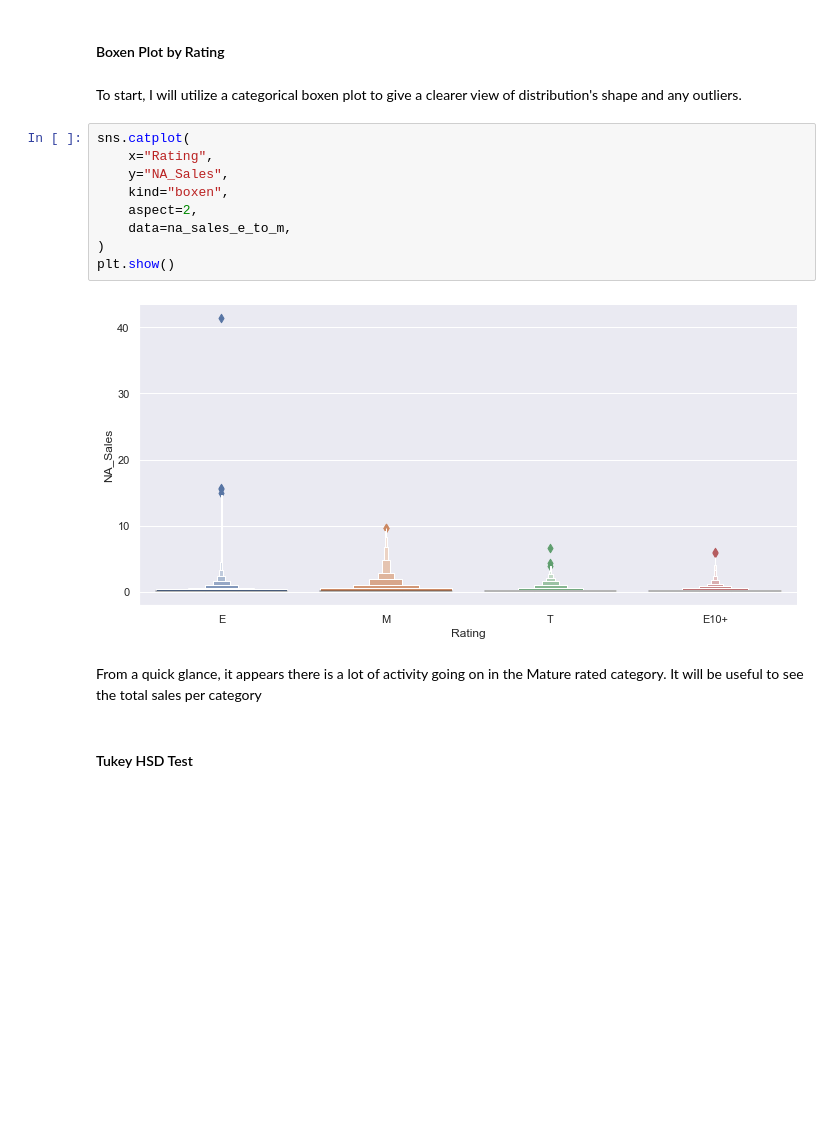
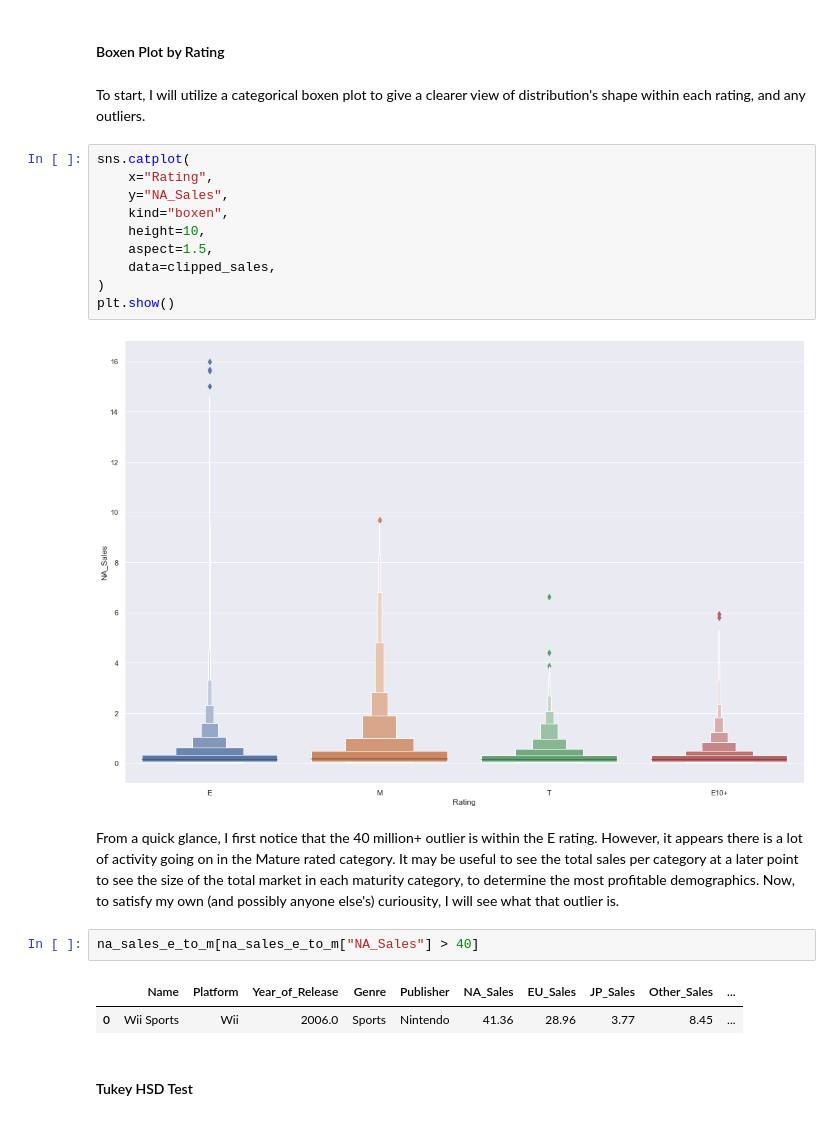
Before and after one commit to rjstange/Video-Game-Sales-by-ESRB-Rating, a Jupyter notebook: Video Game Sales By Maturity Rating.ipynb, the cells around one changed output. Saved outputs shown, nothing was run; the diff lists cells and outputs as text; blank space fills up the shorter version.

```diff
--- a/Video Game Sales By Maturity Rating.ipynb
+++ b/Video Game Sales By Maturity Rating.ipynb
@@ -124,20 +124,26 @@ From this, we can tell that at least one group is significantly different from t
 # %% [markdown]
 #### Boxen Plot by Rating
 # %% [markdown]
-To start, I will utilize a categorical boxen plot to give a clearer view of distribution's shape and any outliers.
+To start, I will utilize a categorical boxen plot to give a clearer view of distribution's shape within each rating, and any outliers.
 # %%
 sns.catplot(
     x="Rating",
     y="NA_Sales",
     kind="boxen",
-    aspect=2,
-    data=na_sales_e_to_m,
+    height=10,
+    aspect=1.5,
+    data=clipped_sales,
 )
 plt.show()
 # %% [output]
-[figure, old version]
+[figure, new version]
 # %% [markdown]
-From a quick glance, it appears there is a lot of activity going on in the Mature rated category. It will be useful to see the total sales per category
+From a quick glance, I first notice that the 40 million+ outlier is within the E rating. However, it appears there is a lot of activity going on in the Mature rated category. It may be useful to see the total sales per category at a later point to see the size of the total market in each maturity category, to determine the most profitable demographics. Now, to satisfy my own (and possibly anyone else's) curiousity, I will see what that outlier is.
+# %%
+na_sales_e_to_m[na_sales_e_to_m["NA_Sales"] > 40]
+# %% [output]
+|  | Name | Platform | Year_of_Release | Genre | Publisher | NA_Sales | EU_Sales | JP_Sales | Other_Sales | ... |
+| 0 | Wii Sports | Wii | 2006.0 | Sports | Nintendo | 41.36 | 28.96 | 3.77 | 8.45 | ... |
 # %% [markdown]
 #### Tukey HSD Test
 # %% [markdown]
```
Also changed, not shown: parts of 19 cells of this notebook.
